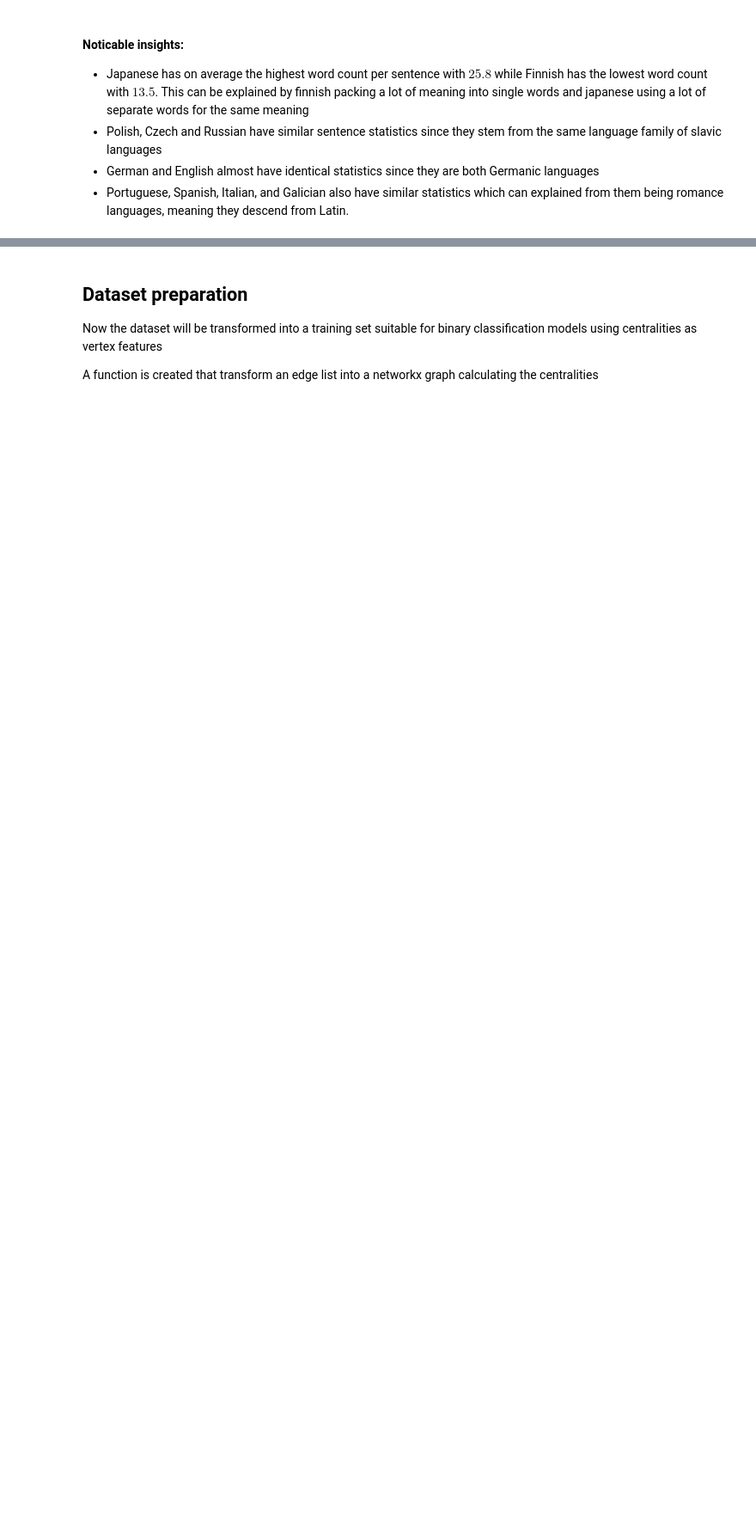
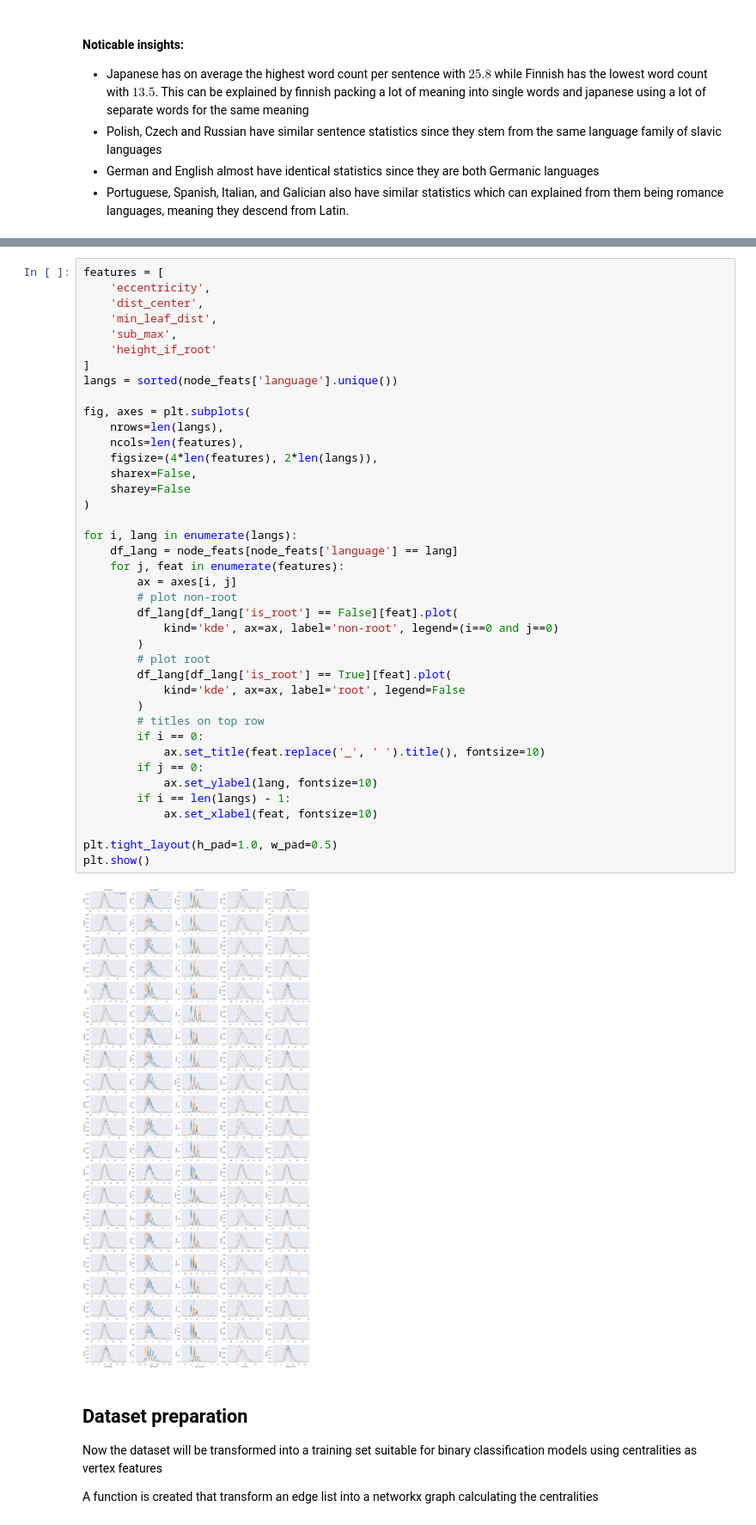
Before and after one commit to stef4k/ml-project-root-node-in-free-tree, a Jupyter notebook: notebooks/data_preprocessing.ipynb, the cells around one changed output, grey strips where cells are left out. Shown at 86% size. Drawn from its saved outputs; the diff is of its cells as text; blank space fills up the shorter version.

```diff
--- a/notebooks/data_preprocessing.ipynb
+++ b/notebooks/data_preprocessing.ipynb
@@ -136,3 +338,45 @@ plt.show()
+# %%
+features = [
+    'eccentricity',
+    'dist_center',
+    'min_leaf_dist',
+    'sub_max',
+    'height_if_root'
+]
+langs = sorted(node_feats['language'].unique())
+
+fig, axes = plt.subplots(
+    nrows=len(langs),
+    ncols=len(features),
+    figsize=(4*len(features), 2*len(langs)),
+    sharex=False,
+    sharey=False
+)
+
+for i, lang in enumerate(langs):
+    df_lang = node_feats[node_feats['language'] == lang]
+    for j, feat in enumerate(features):
+        ax = axes[i, j]
+        # plot non-root
+        df_lang[df_lang['is_root'] == False][feat].plot(
+            kind='kde', ax=ax, label='non-root', legend=(i==0 and j==0)
+        )
+        # plot root
+        df_lang[df_lang['is_root'] == True][feat].plot(
+            kind='kde', ax=ax, label='root', legend=False
+        )
+        # titles on top row
+        if i == 0:
+            ax.set_title(feat.replace('_', ' ').title(), fontsize=10)
+        if j == 0:
+            ax.set_ylabel(lang, fontsize=10)
+        if i == len(langs) - 1:
+            ax.set_xlabel(feat, fontsize=10)
+
+plt.tight_layout(h_pad=1.0, w_pad=0.5)
+plt.show()
+# %% [output]
+[figure, added]
 # %% [markdown]
 ## Dataset preparation
 Now the dataset will be transformed into a training set suitable for binary classification models using centralities as
```
Also changed, not shown: parts of 86 cells of this notebook, 3 other files.
